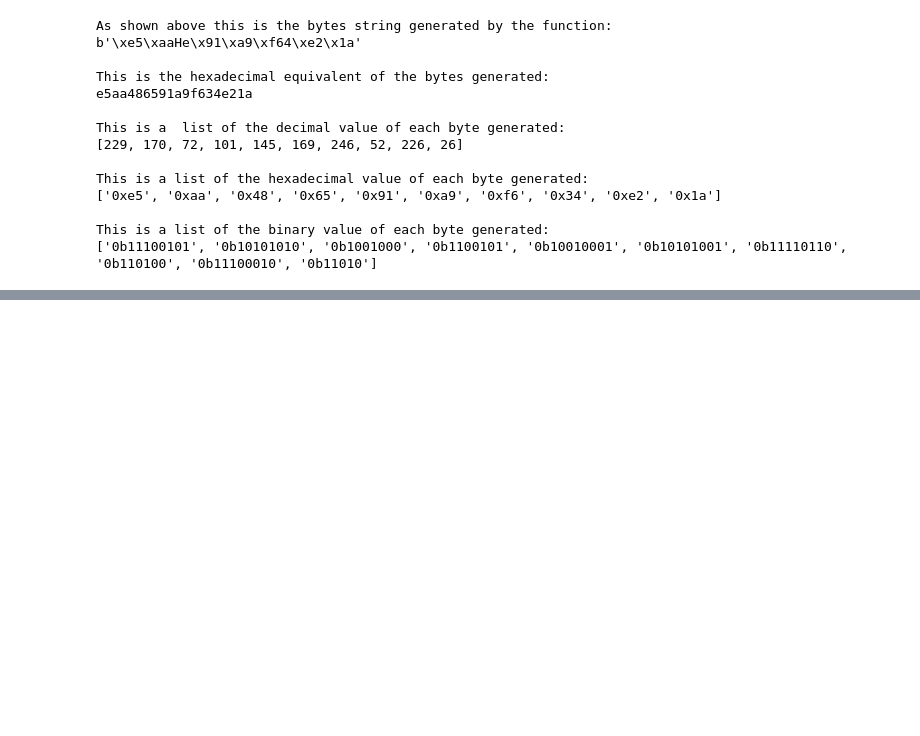
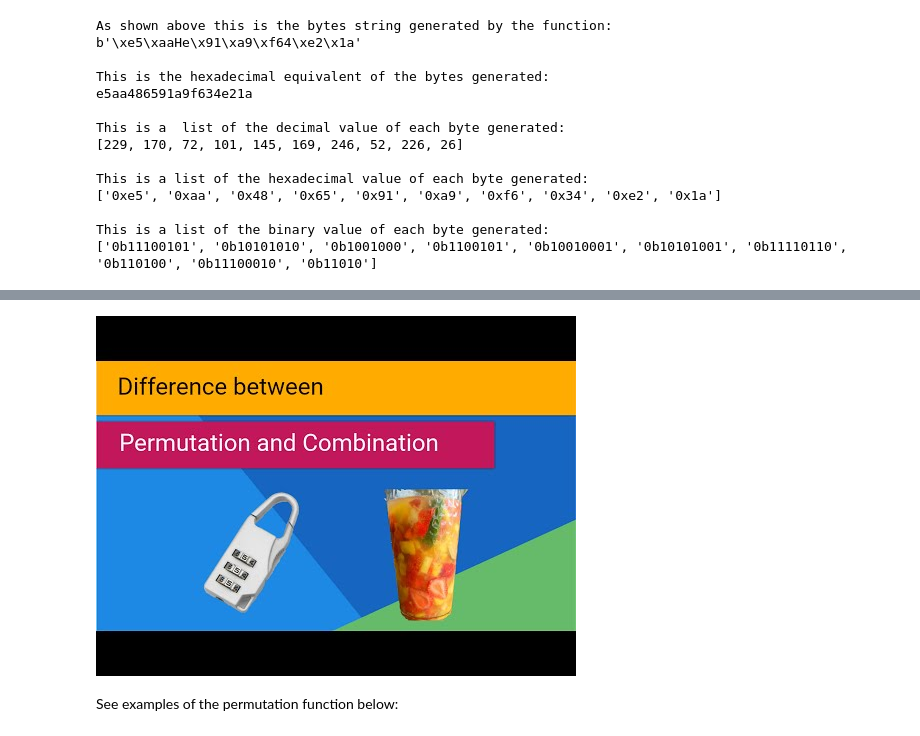
Before and after one commit to dssheldon/ProgDA-Assignment-SDS, a Jupyter notebook: ProgDA_Assignment.ipynb, the cells around one changed output, grey strips where cells are left out. Cells and saved outputs as stored; diff of their text form; code cells hidden in the pictures; blank space fills up the shorter version.

Commit message:
Added documentation for the Permutations functions in Numpy

```diff
--- a/ProgDA_Assignment.ipynb
+++ b/ProgDA_Assignment.ipynb
@@ -314,0 +404,8 @@ This is a list of the binary value of each byte generated:
+# %%
+from IPython.display import Audio,Image, YouTubeVideo
+id='zRgB3hOfEMU'
+YouTubeVideo(id=id,width=400,height=200)
+# %% [output]
+[figure, added]
+# %% [markdown]
+See examples of the permutation function below:
```
Also changed, not shown: parts of 13 cells of this notebook.
